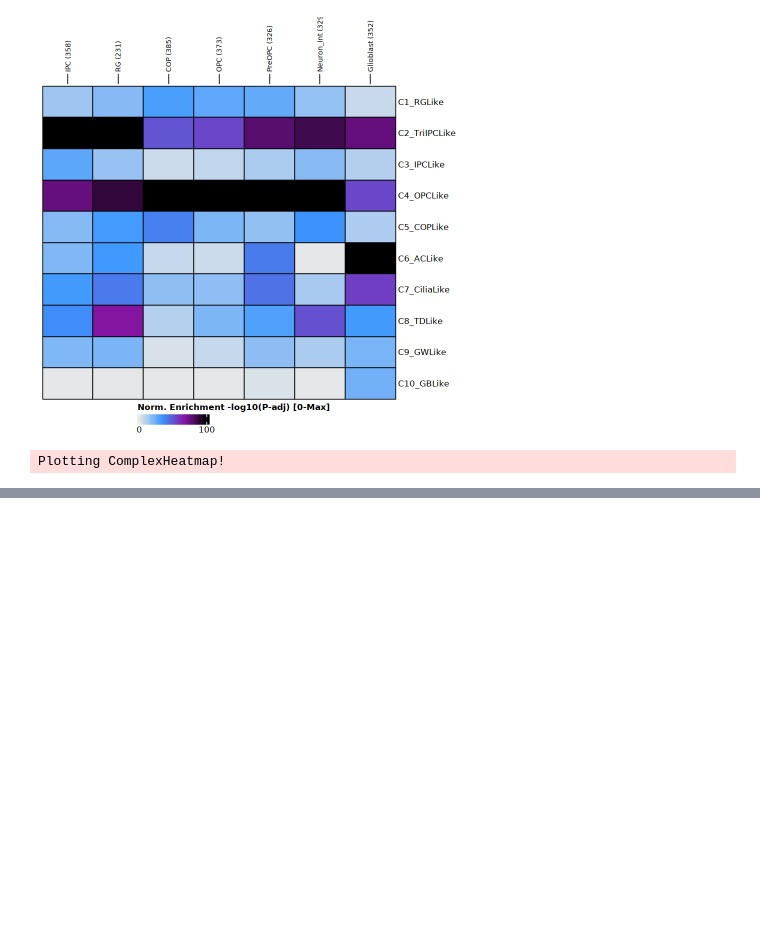
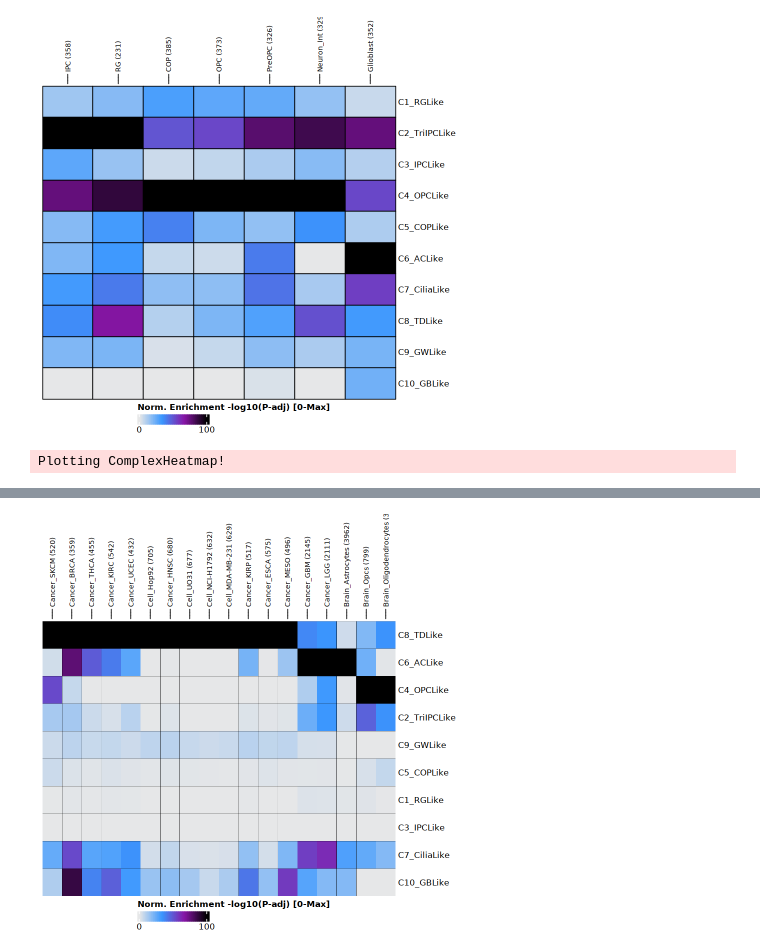
Before and after one commit to ccruizm/pHGGmap, a Jupyter notebook: 04_Malignant_cells/02_ATAC/archr_malignant_PLOTTING.ipynb, the cells around one changed output, grey strips where cells are left out. Saved outputs shown, nothing was run; the diff lists cells and outputs as text; code cells hidden in the pictures; blank space fills up the shorter version.

```diff
--- a/04_Malignant_cells/02_ATAC/archr_malignant_PLOTTING.ipynb
+++ b/04_Malignant_cells/02_ATAC/archr_malignant_PLOTTING.ipynb
@@ -687,0 +804,4 @@ Plotting ComplexHeatmap!
+# %%
+ComplexHeatmap::draw(heatmapATAC, heatmap_legend_side = "bot", annotation_legend_side = "bot")
+# %% [output]
+[figure, added]
```
Also changed, not shown: parts of 9 cells of this notebook, 1 other file.
